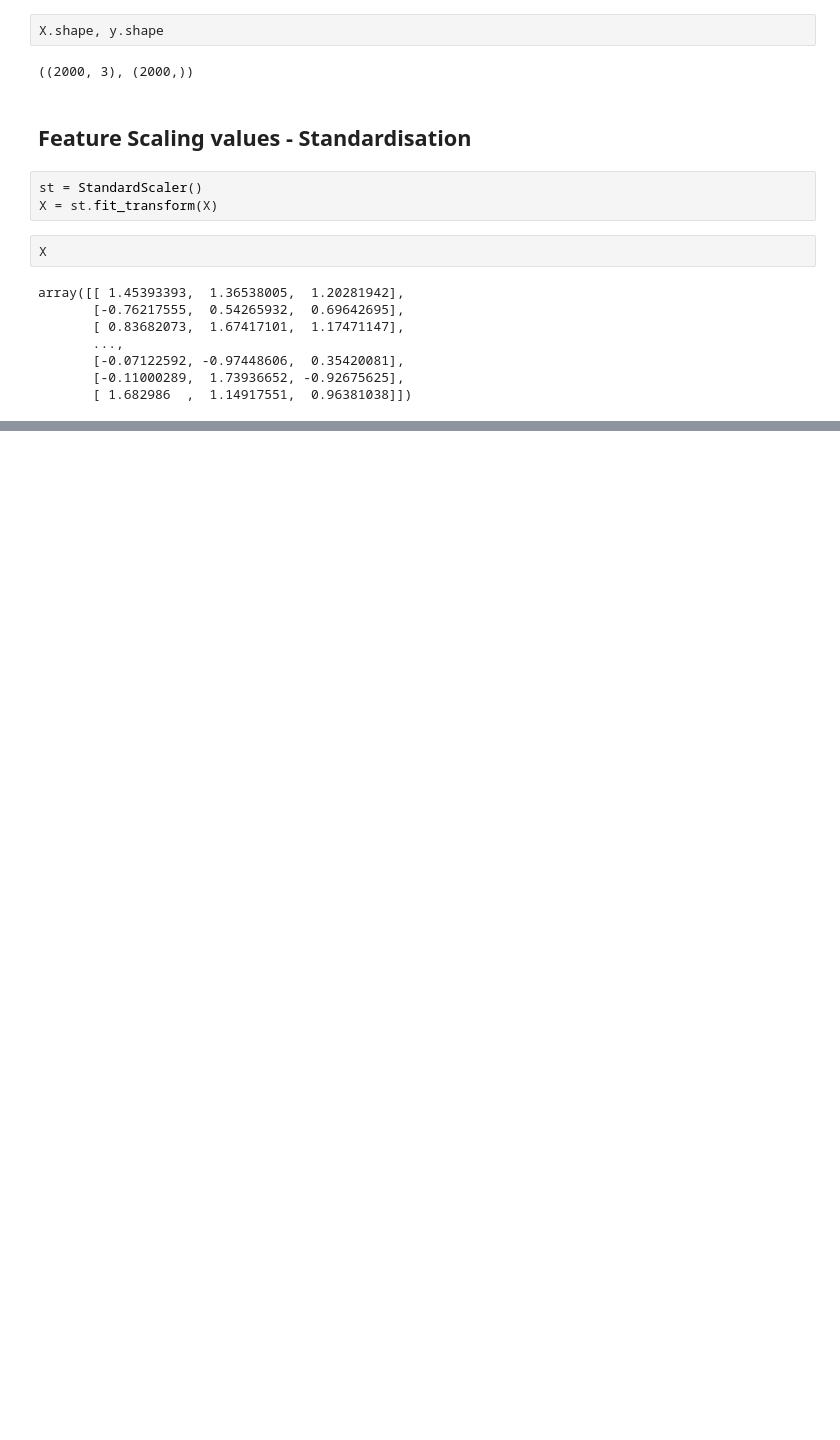
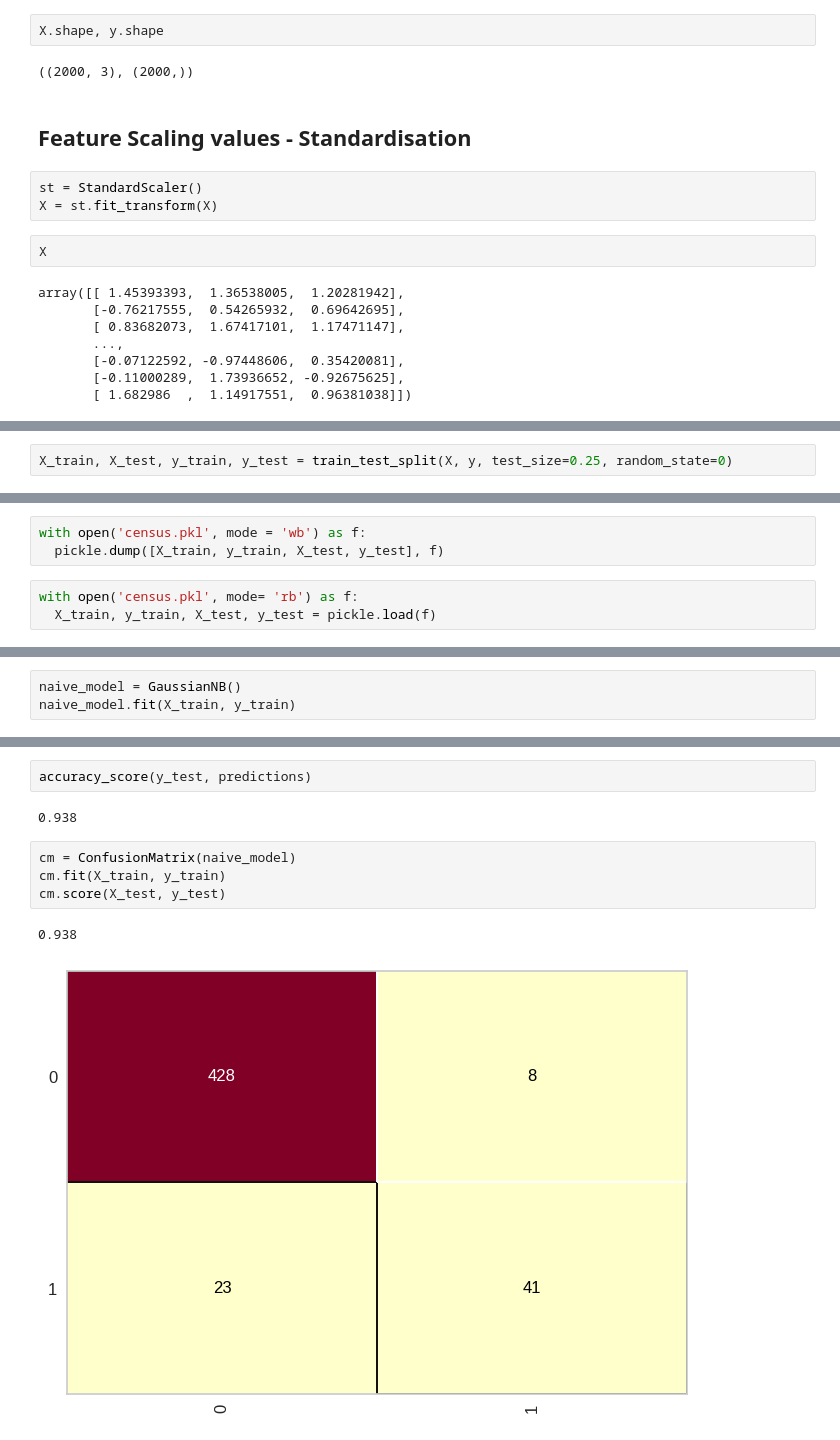
Before and after one commit to EriveltoSilva/risk-credit-machine-learning-classifier, a Jupyter notebook: CreditRiskModel.ipynb, the cells around one changed output, grey strips where cells are left out. Drawn from its saved outputs; the diff is of its cells as text; blank space fills up the shorter version.

Commit message:
feat: models creation

```diff
--- a/CreditRiskModel.ipynb
+++ b/CreditRiskModel.ipynb
@@ -227,0 +237,2 @@ array([[ 1.45393393,  1.36538005,  1.20281942],
+# %%
+X_train, X_test, y_train, y_test = train_test_split(X, y, test_size=0.25, random_state=0)
@@ -227,0 +249,6 @@ array([[ 1.45393393,  1.36538005,  1.20281942],
+# %%
+with open('census.pkl', mode = 'wb') as f:
+  pickle.dump([X_train, y_train, X_test, y_test], f)
+# %%
+with open('census.pkl', mode= 'rb') as f:
+  X_train, y_train, X_test, y_test = pickle.load(f)
@@ -227,0 +261,3 @@ array([[ 1.45393393,  1.36538005,  1.20281942],
+# %%
+naive_model = GaussianNB()
+naive_model.fit(X_train, y_train)
@@ -227,0 +287,11 @@ array([[ 1.45393393,  1.36538005,  1.20281942],
+# %%
+accuracy_score(y_test, predictions)
+# %% [output]
+0.938
+# %%
+cm = ConfusionMatrix(naive_model)
+cm.fit(X_train, y_train)
+cm.score(X_test, y_test)
+# %% [output]
+0.938
+[figure, added]
```
Also changed, not shown: parts of 51 cells of this notebook.
